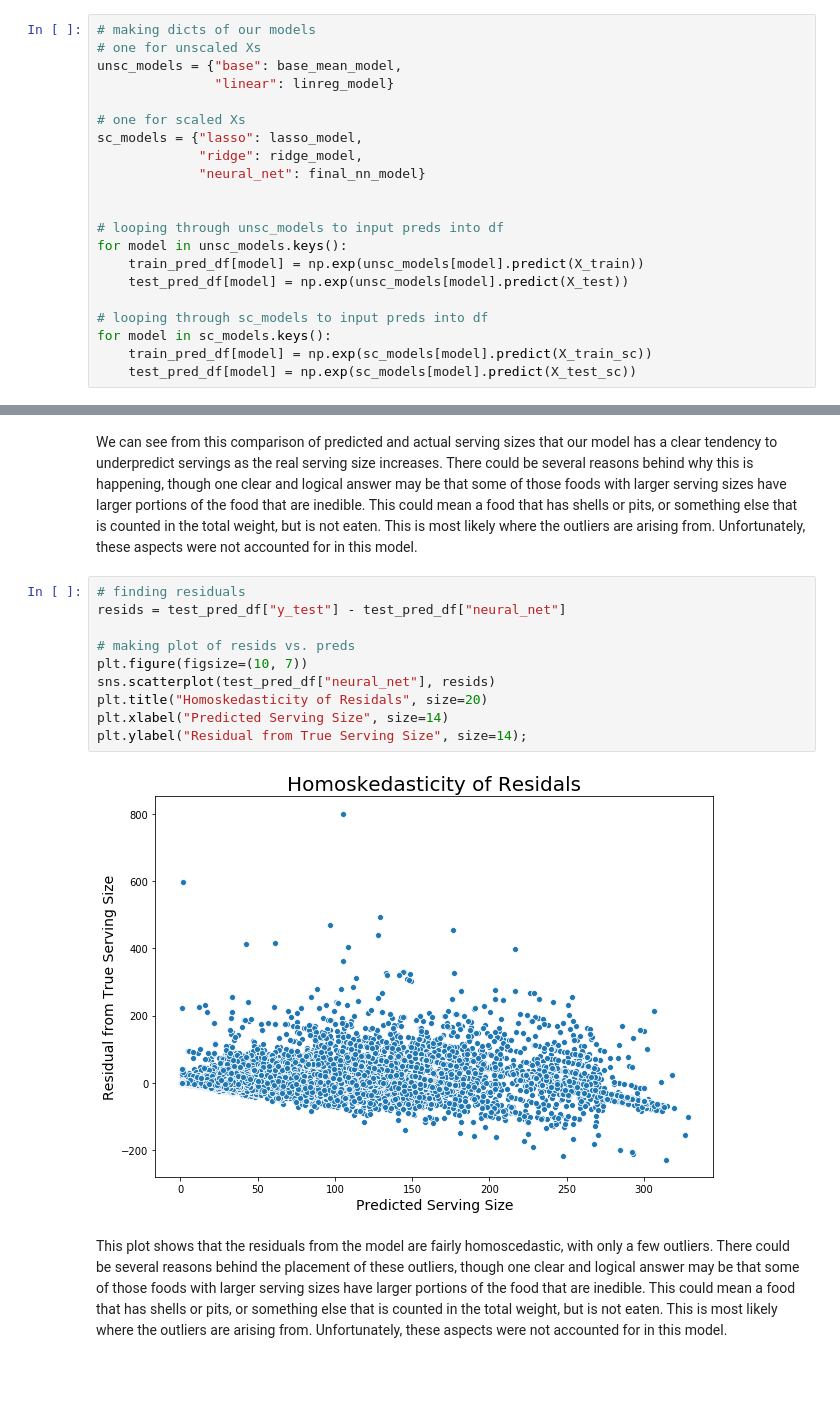
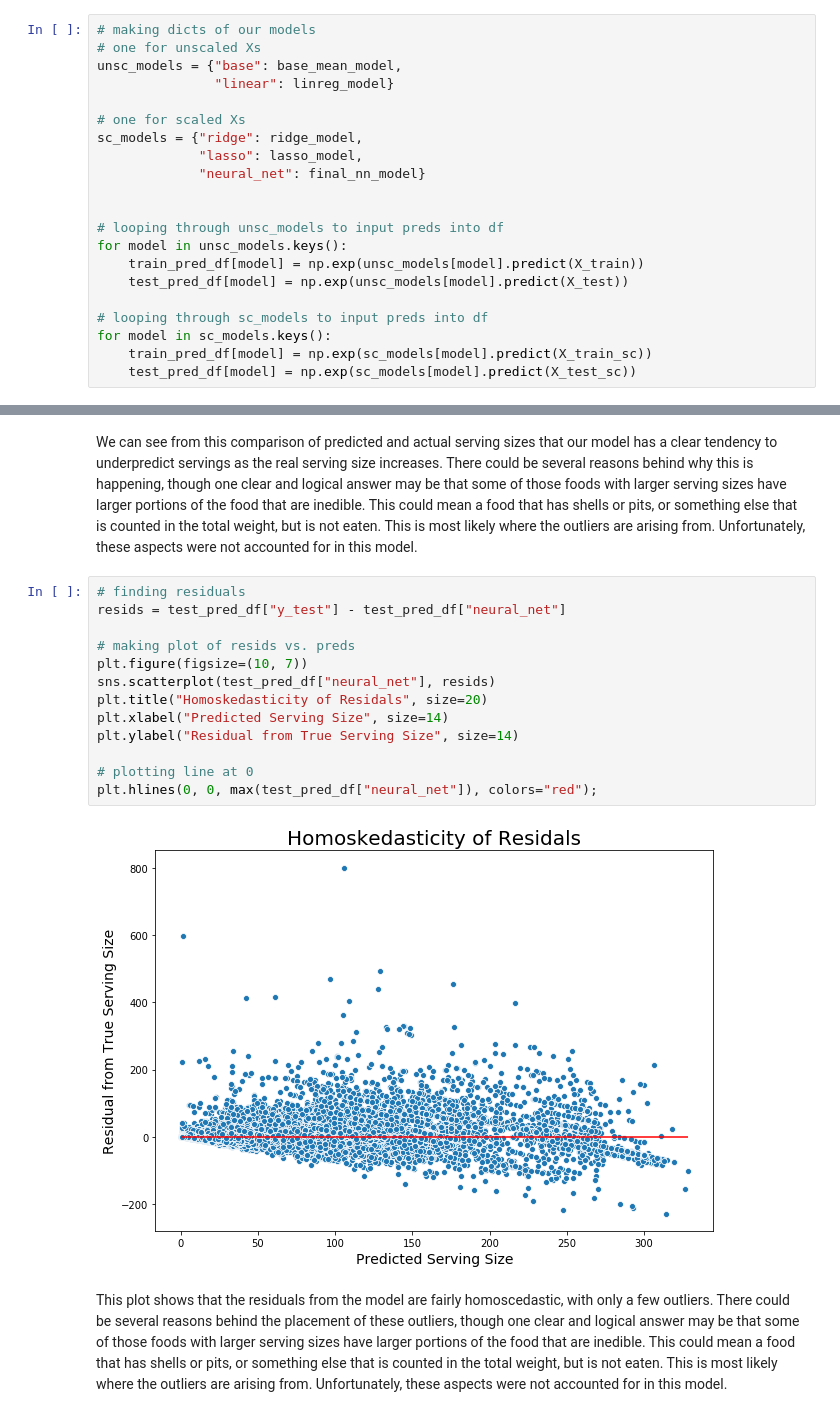
Before and after one commit to ondovj/serving_size_modeling, a Jupyter notebook: code/3-modeling.ipynb, the cells around one changed output, grey strips where cells are left out. Cells and saved outputs as stored; diff of their text form; blank space fills up the shorter version.

```diff
--- a/code/3-modeling.ipynb
+++ b/code/3-modeling.ipynb
@@ -586,8 +586,8 @@ unsc_models = {"base": base_mean_model,
                "linear": linreg_model}
 
 # one for scaled Xs
-sc_models = {"lasso": lasso_model,
-             "ridge": ridge_model,
+sc_models = {"ridge": ridge_model,
+             "lasso": lasso_model,
              "neural_net": final_nn_model}
 
 
@@ -703,15 +703,18 @@ We can see from this comparison of predicted and actual serving sizes that our m
 # %%
 # finding residuals
 resids = test_pred_df["y_test"] - test_pred_df["neural_net"]
 
 # making plot of resids vs. preds
 plt.figure(figsize=(10, 7))
 sns.scatterplot(test_pred_df["neural_net"], resids)
 plt.title("Homoskedasticity of Residals", size=20)
 plt.xlabel("Predicted Serving Size", size=14)
-plt.ylabel("Residual from True Serving Size", size=14);
+plt.ylabel("Residual from True Serving Size", size=14)
+
+# plotting line at 0
+plt.hlines(0, 0, max(test_pred_df["neural_net"]), colors="red");
 # %% [output]
-[figure, old version]
+[figure, new version]
 # %% [markdown]
 This plot shows that the residuals from the model are fairly homoscedastic, with only a few outliers. There could be several reasons behind the placement of these outliers, though one clear and logical answer may be that some of those foods with larger serving sizes have larger portions of the food that are inedible. This could mean a food that has shells or pits, or something else that is counted in the total weight, but is not eaten. This is most likely where the outliers are arising from. Unfortunately, these aspects were not accounted for in this model.
 # %%
```
Also changed, not shown: parts of 18 cells of this notebook, 2 other files.
